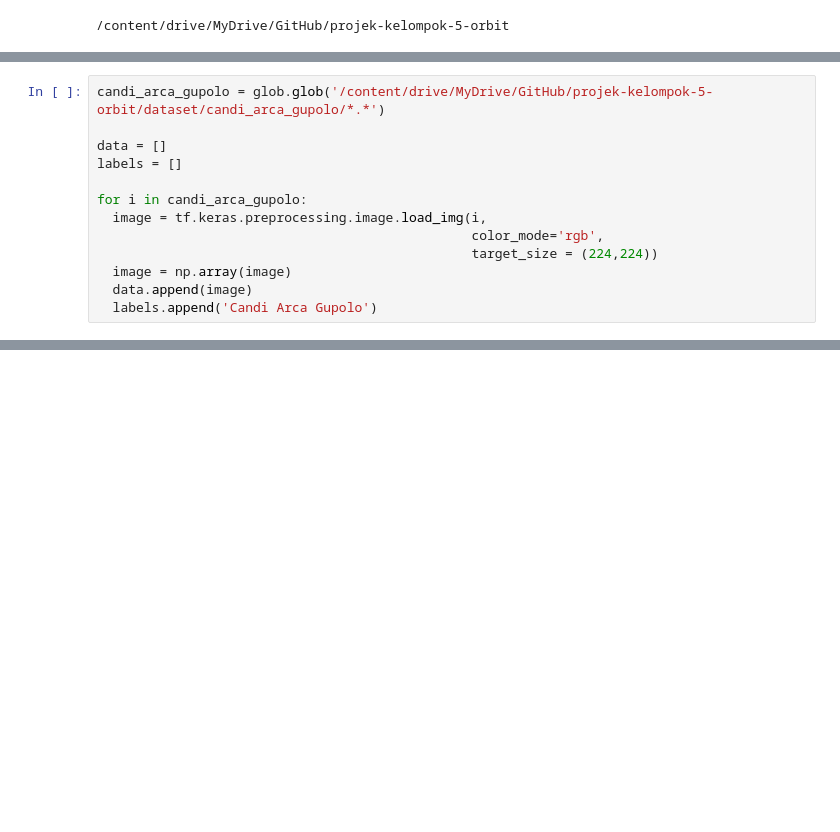
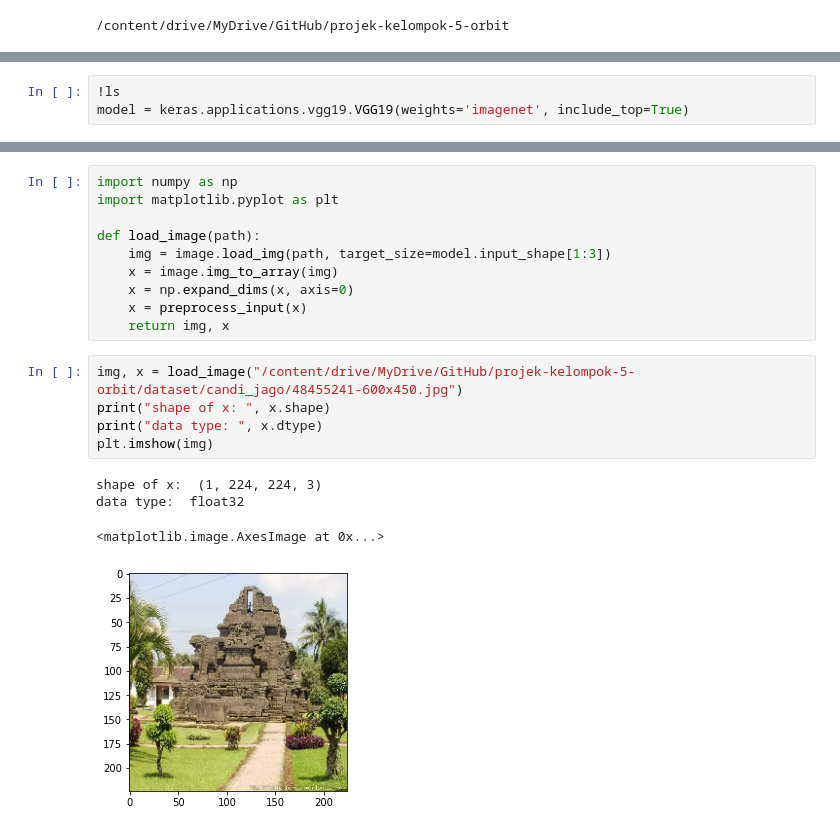
Before and after one commit to isdebesl/projek-kelompok-5-orbit, a Jupyter notebook: Ngorbit.ipynb, the cells around one changed output, grey strips where cells are left out. Cells and saved outputs as stored; diff of their text form; blank space fills up the shorter version.

```diff
--- a/Ngorbit.ipynb
+++ b/Ngorbit.ipynb
@@ -194,13 +11,0 @@ import glob
-# %%
-candi_arca_gupolo = glob.glob('/content/drive/MyDrive/GitHub/projek-kelompok-5-orbit/dataset/candi_arca_gupolo/*.*')
-
-data = []
-labels = []
-
-for i in candi_arca_gupolo:
-  image = tf.keras.preprocessing.image.load_img(i,
-                                                color_mode='rgb',
-                                                target_size = (224,224))
-  image = np.array(image)
-  data.append(image)
-  labels.append('Candi Arca Gupolo')
@@ -457,0 +19,3 @@ WARNING:tensorflow:6 out of the last 6 calls to <function Model.make_predict_fun
+# %%
+!ls
+model = keras.applications.vgg19.VGG19(weights='imagenet', include_top=True)
@@ -457,0 +58,20 @@ WARNING:tensorflow:6 out of the last 6 calls to <function Model.make_predict_fun
+# %%
+import numpy as np
+import matplotlib.pyplot as plt
+
+def load_image(path):
+    img = image.load_img(path, target_size=model.input_shape[1:3])
+    x = image.img_to_array(img)
+    x = np.expand_dims(x, axis=0)
+    x = preprocess_input(x)
+    return img, x
+# %%
+img, x = load_image("/content/drive/MyDrive/GitHub/projek-kelompok-5-orbit/dataset/candi_jago/48455241-600x450.jpg")
+print("shape of x: ", x.shape)
+print("data type: ", x.dtype)
+plt.imshow(img)
+# %% [output]
+shape of x:  (1, 224, 224, 3)
+data type:  float32
+<matplotlib.image.AxesImage at 0x...>
+[figure, added]
```
Also changed, not shown: parts of 50 cells of this notebook.
